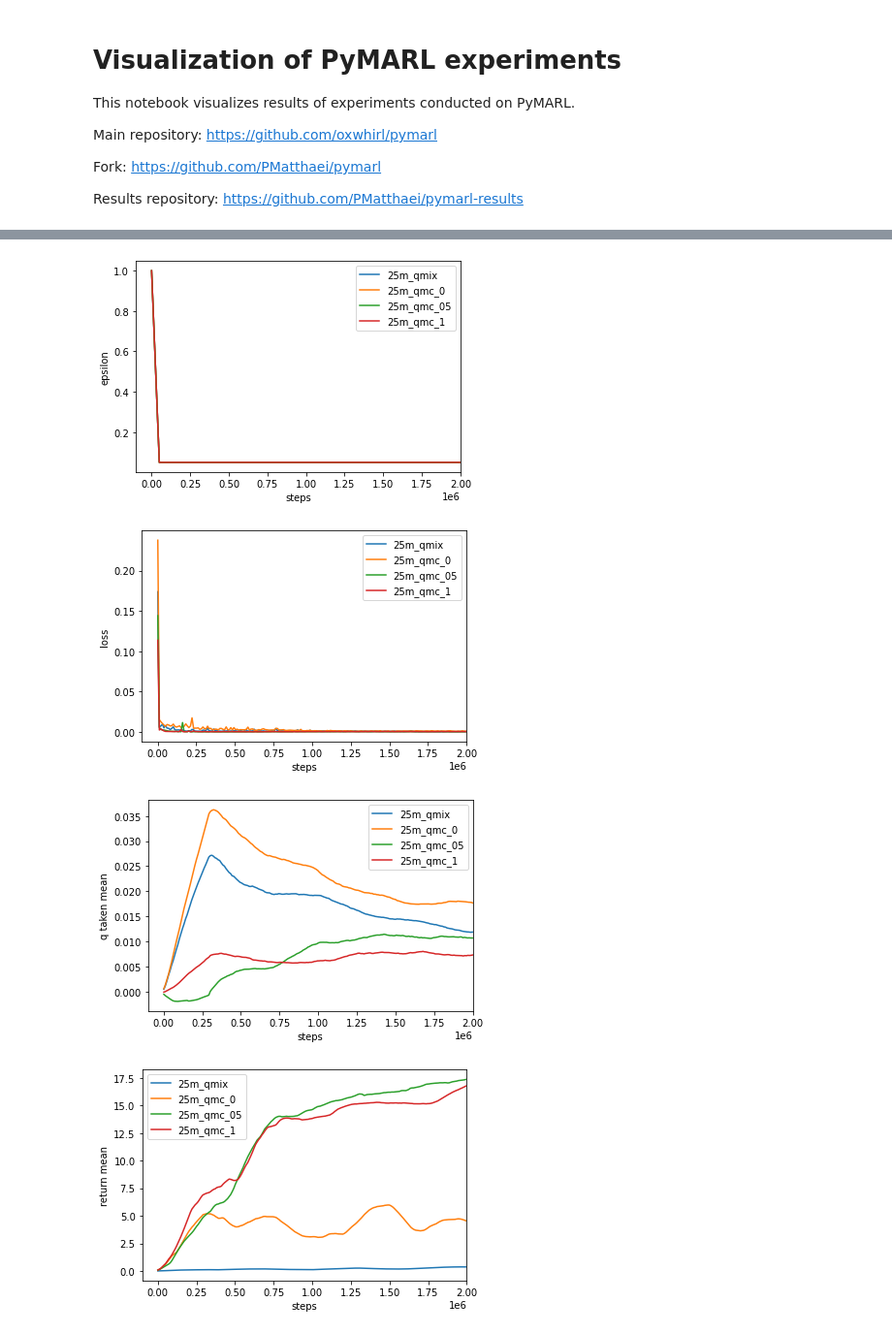
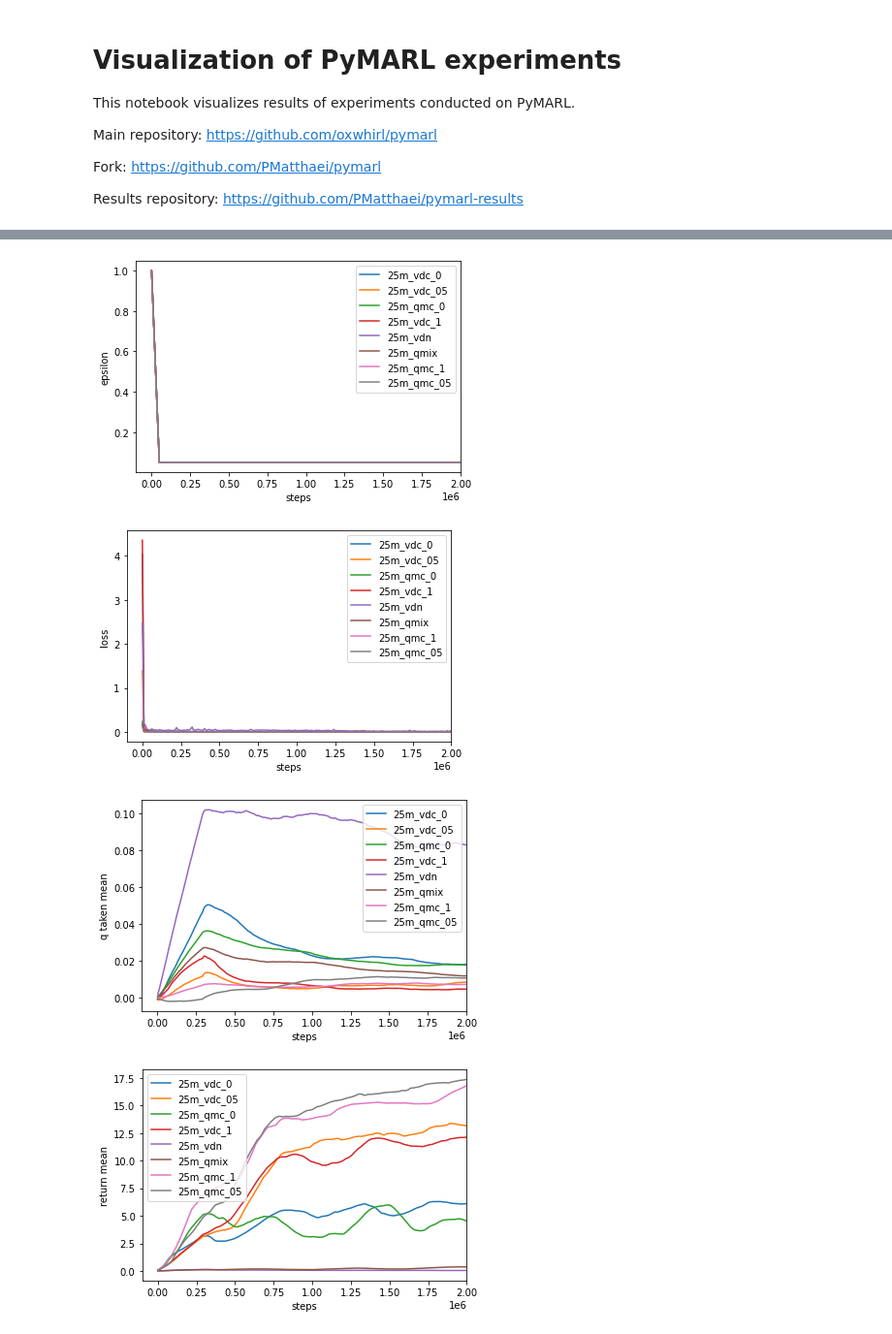
Before and after one commit to PMatthaei/project-thesis-pymarl-results, a Jupyter notebook: visualize_pymarl.ipynb, the cells around one changed output, grey strips where cells are left out. Shown at 97% size. Drawn from its saved outputs; the diff is of its cells as text; code cells hidden in the pictures.

```diff
--- a/visualize_pymarl.ipynb
+++ b/visualize_pymarl.ipynb
@@ -27,8 +27,8 @@ Resolving deltas: 100% (227/227), done.
 #@markdown Choose algorithms
 qmix = True #@param {type:"boolean"}
 qmc = True #@param {type:"boolean"}
-vdn = False #@param {type:"boolean"}
-vdnc = False #@param {type:"boolean"}
+vdn = True #@param {type:"boolean"}
+vdnc = True #@param {type:"boolean"}
 iql = False #@param {type:"boolean"}
 coma = False #@param {type:"boolean"}
 qtran = False #@param {type:"boolean"}
@@ -154,4 +154,4 @@ plot()
-[figure, old version]
+[figure, new version]
-[figure, old version]
+[figure, new version]
-[figure, old version]
+[figure, new version]
-[figure, old version]
+[figure, new version]
```
Also changed, not shown: parts of 2 cells of this notebook.
